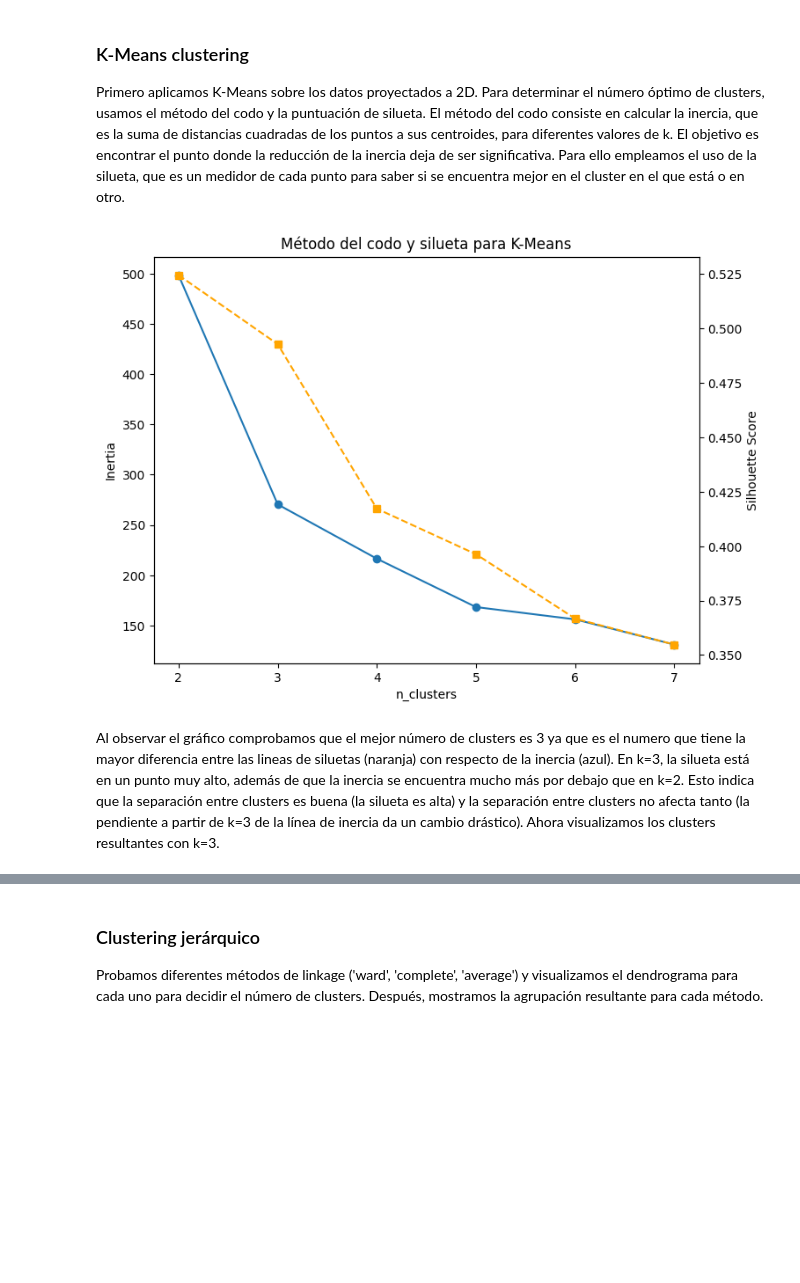
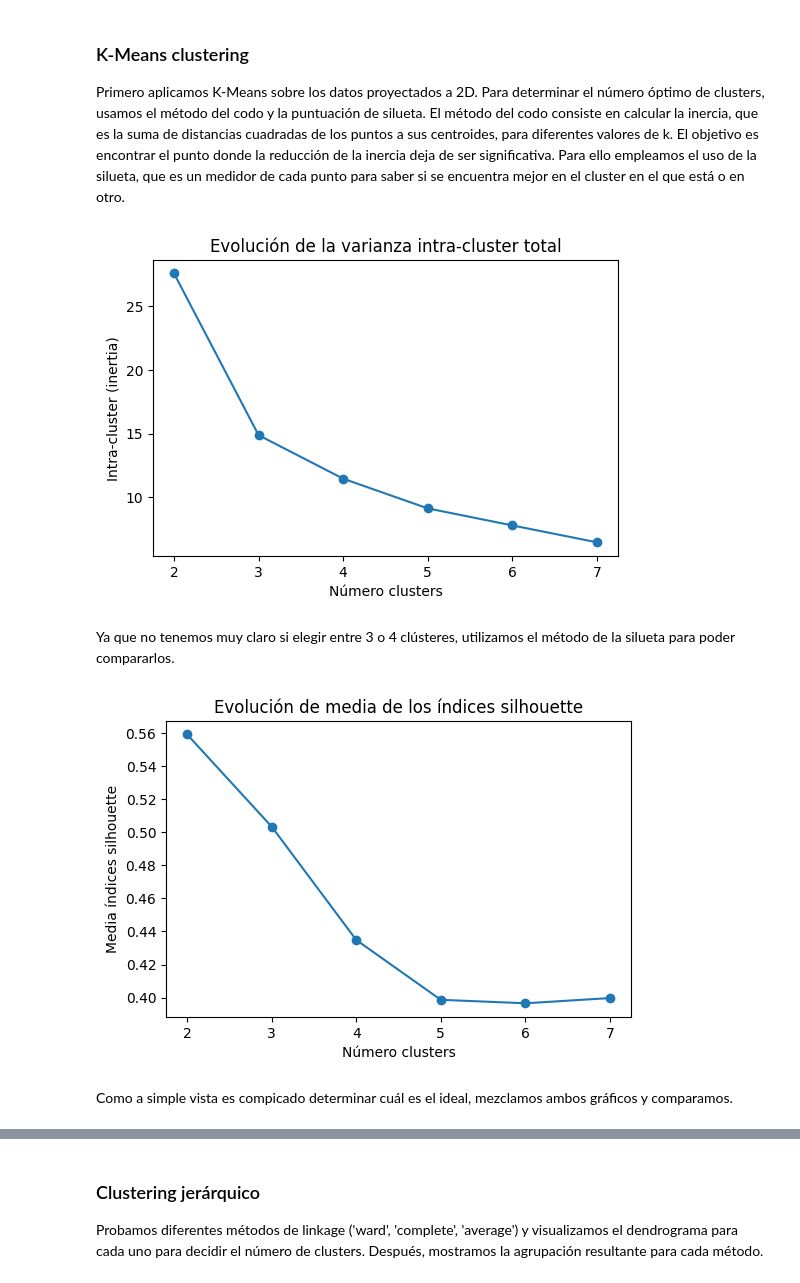
Before and after one commit to 100495801-UC3M/Machine-Learning, a Jupyter notebook: main.ipynb, the cells around one changed output, grey strips where cells are left out. Cells and saved outputs as stored; diff of their text form; code cells hidden in the pictures; blank space fills up the shorter version.

```diff
--- a/main.ipynb
+++ b/main.ipynb
@@ -83,28 +85,54 @@ Primero aplicamos K-Means sobre los datos proyectados a 2D. Para determinar el n
 El método del codo consiste en calcular la inercia, que es la suma de distancias cuadradas de los puntos a sus centroides, para diferentes valores de k. El objetivo es encontrar el punto donde la reducción de la inercia deja de ser significativa.
 Para ello empleamos el uso de la silueta, que es un medidor de cada punto para saber si se encuentra mejor en el cluster en el que está o en otro.
 # %%
+# Primero pasamos el filtro del scaler a los datos
+scaler = MinMaxScaler()
+pipe = make_pipeline(scaler, PCA(n_components=2, random_state=NIA))
+x_scaled = pipe.fit_transform(df.drop('clase', axis=1))
+
 # Método del codo y silueta para K-Means
 inertias = []
-silhouettes = []
 K_range = range(2, 8)
-# Buscamos el número óptimo de clusters para K-Means, entre 2 y 7
-for k in K_range:
-    kmeans = KMeans(n_clusters=k, random_state=NIA)
-    labels = kmeans.fit_predict(X2)
-    inertias.append(kmeans.inertia_)
-    silhouettes.append(silhouette_score(X2, labels))
 
-fig, ax1 = plt.subplots()
-ax1.plot(K_range, inertias, 'o-', label='Inertia (Codo)')
-ax1.set_xlabel('n_clusters')
-ax1.set_ylabel('Inertia')
-ax2 = ax1.twinx()
-ax2.plot(K_range, silhouettes, 's--', color='orange', label='Silhouette')
-ax2.set_ylabel('Silhouette Score')
-plt.title('Método del codo y silueta para K-Means')
-plt.show()
+for n_clusters in K_range:
+    modelo_kmeans = KMeans(
+        n_clusters   = n_clusters,
+        n_init       = 20,
+        random_state = 42
+    )
+    modelo_kmeans.fit(x_scaled)
+    inertias.append(modelo_kmeans.inertia_)
+
+fig, ax = plt.subplots(1, 1, figsize=(6, 3.84))
+ax.plot(K_range, inertias, marker='o')
+ax.set_title("Evolución de la varianza intra-cluster total")
+ax.set_xlabel('Número clusters')
+ax.set_ylabel('Intra-cluster (inertia)');
 # %% [output]
-[figure, old version]
+[figure, new version]
 # %% [markdown]
-Al observar el gráfico comprobamos que el mejor número de clusters es 3 ya que es el numero que tiene la mayor diferencia entre las lineas de siluetas (naranja) con respecto de la inercia (azul). En k=3, la silueta está en un punto muy alto, además de que la inercia se encuentra mucho más por debajo que en k=2. Esto indica que la separación entre clusters es buena (la silueta es alta) y la separación entre clusters no afecta tanto (la pendiente a partir de k=3 de la línea de inercia da un cambio drástico).
-Ahora visualizamos los clusters resultantes con k=3.
+Ya que no tenemos muy claro si elegir entre 3 o 4 clústeres, utilizamos el método de la silueta para poder compararlos.
+# %%
+# Método silhouette para identificar el número óptimo de clusters
+# ==============================================================================
+silhouettes = []
+
+for n_clusters in K_range:
+    modelo_kmeans = KMeans(
+        n_clusters   = n_clusters,
+        n_init       = 20,
+        random_state = 123
+    )
+    cluster_labels = modelo_kmeans.fit_predict(x_scaled)
+    silhouette_avg = silhouette_score(x_scaled, cluster_labels)
+    silhouettes.append(silhouette_avg)
+
+fig, ax = plt.subplots(1, 1, figsize=(6, 3.84))
+ax.plot(K_range, silhouettes, marker='o')
+ax.set_title("Evolución de media de los índices silhouette")
+ax.set_xlabel('Número clusters')
+ax.set_ylabel('Media índices silhouette');
+# %% [output]
+[figure, added]
+# %% [markdown]
+Como a simple vista es compicado determinar cuál es el ideal, mezclamos ambos gráficos y comparamos.
```
Also changed, not shown: parts of 19 cells of this notebook, 1 other file.
